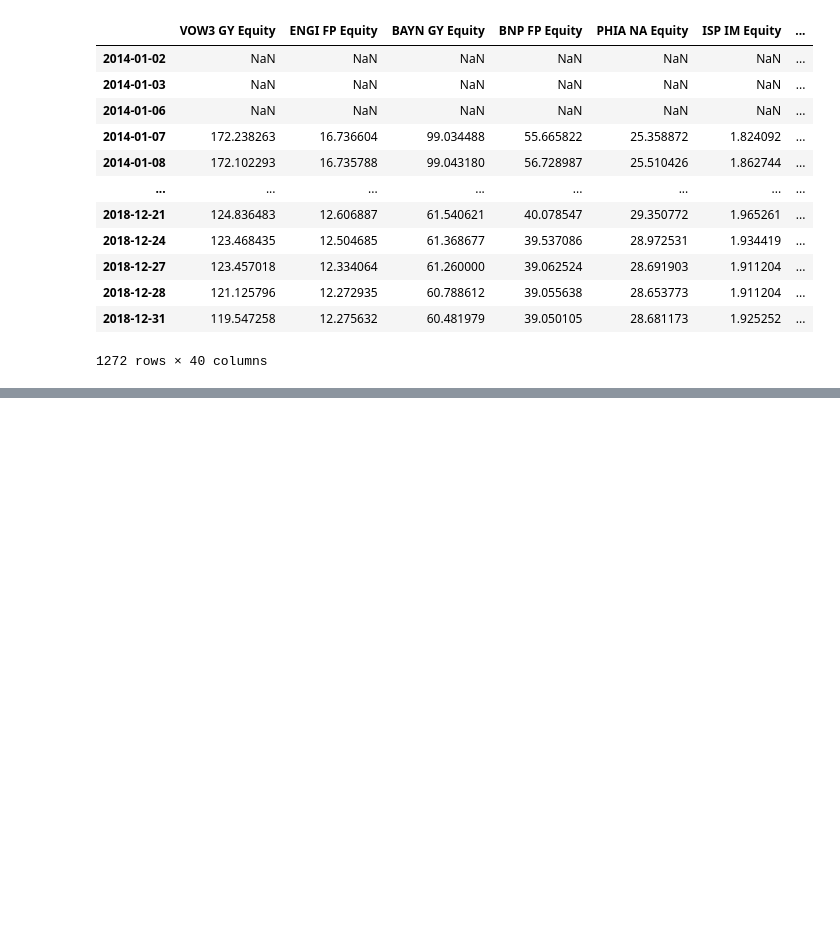
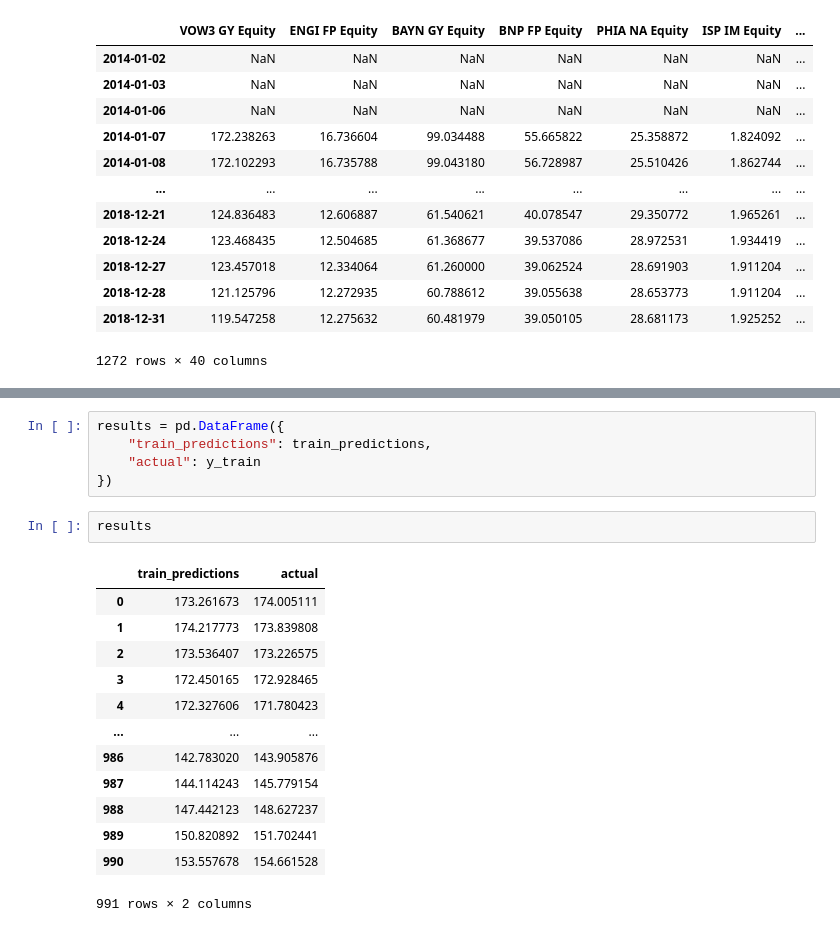
Before and after one commit to tommasograndi/portfolio-opt-with-BiLSTM-stock-preselection, a Jupyter notebook: notebook_tramont.ipynb, the cells around one changed output, grey strips where cells are left out. Drawn from its saved outputs; the diff is of its cells as text; blank space fills up the shorter version.

```diff
--- a/notebook_tramont.ipynb
+++ b/notebook_tramont.ipynb
@@ -50,0 +162,21 @@ X_test = X.iloc[]
+# %%
+results = pd.DataFrame({
+    "train_predictions": train_predictions,
+    "actual": y_train
+})
+# %%
+results
+# %% [output]
+|  | train_predictions | actual |
+| 0 | 173.261673 | 174.005111 |
+| 1 | 174.217773 | 173.839808 |
+| 2 | 173.536407 | 173.226575 |
+| 3 | 172.450165 | 172.928465 |
+| 4 | 172.327606 | 171.780423 |
+| ... | ... | ... |
+| 986 | 142.783020 | 143.905876 |
+| 987 | 144.114243 | 145.779154 |
+| 988 | 147.442123 | 148.627237 |
+| 989 | 150.820892 | 151.702441 |
+| 990 | 153.557678 | 154.661528 |
+991 rows × 2 columns
```
Also changed, not shown: parts of 20 cells of this notebook.
